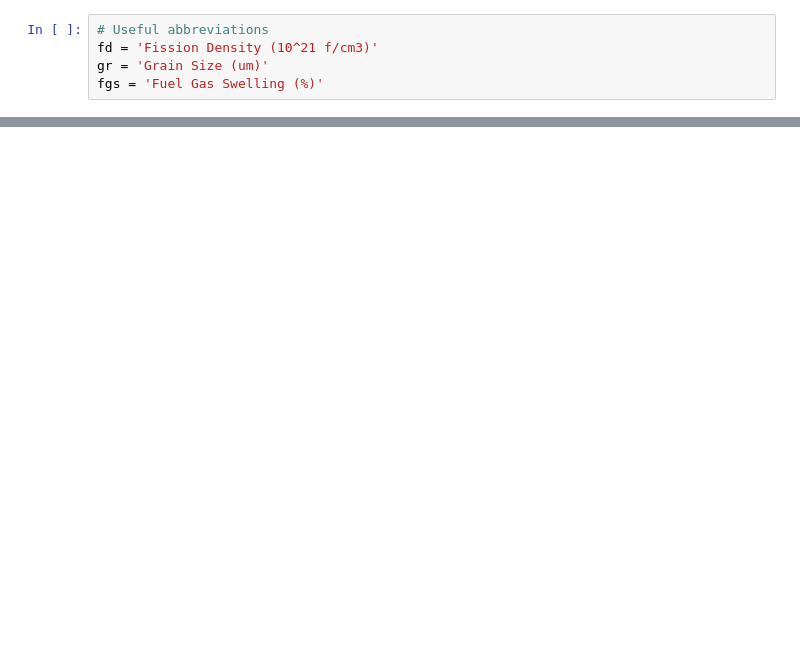
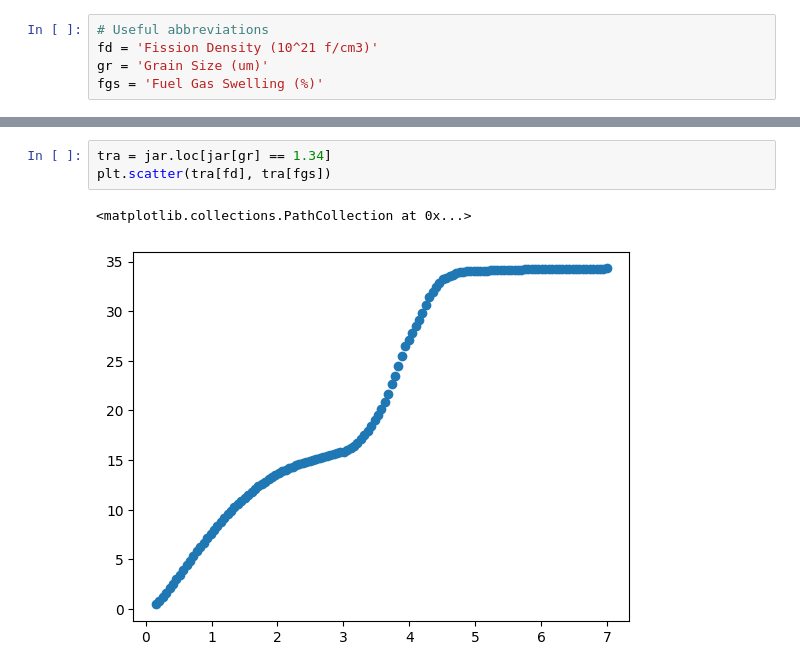
Before and after one commit to ahasan3-ncsu/wd-swelling, a Jupyter notebook: data_2022/eureka.ipynb, the cells around one changed output, grey strips where cells are left out. Saved outputs shown, nothing was run; the diff lists cells and outputs as text; blank space fills up the shorter version.

```diff
--- a/data_2022/eureka.ipynb
+++ b/data_2022/eureka.ipynb
@@ -32,0 +23,6 @@ fgs = 'Fuel Gas Swelling (%)'
+# %%
+tra = jar.loc[jar[gr] == 1.34]
+plt.scatter(tra[fd], tra[fgs])
+# %% [output]
+<matplotlib.collections.PathCollection at 0x...>
+[figure, added]
```
Also changed, not shown: parts of 12 cells of this notebook.
